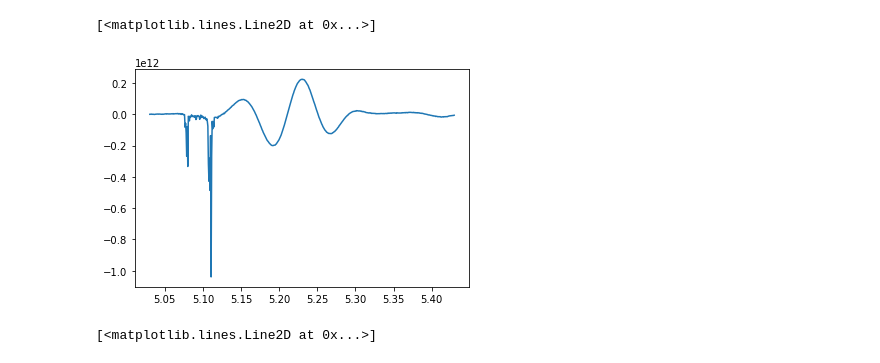
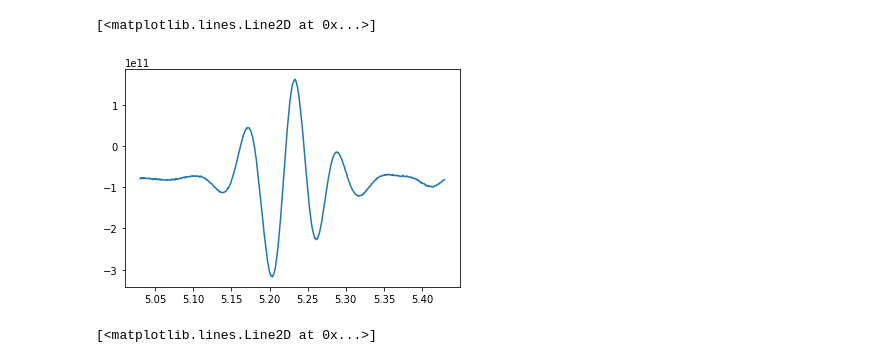
Before and after one commit to bmxdemo/bmxhacks, a Jupyter notebook: fringfit_toy.ipynb, the cells around one changed output. Drawn from its saved outputs; the diff is of its cells as text; code cells hidden in the pictures.

```diff
--- a/fringfit_toy.ipynb
+++ b/fringfit_toy.ipynb
@@ -41,10 +41,10 @@ ra3, data3 = get_cross_cut(d3, 1100, 1110)
 # data.shape
 # %%
 # plt.plot(ra,np.imag(data))
-plt.plot(ra3,np.real(data3))
+plt.plot(ra,np.real(data))
 # %% [output]
 [<matplotlib.lines.Line2D at 0x...>]
-[figure, old version]
+[figure, new version]
 # %%
 def cross_model(ra, ra0,ofsreal, ofsimag, A, phi, omega, sigma):
     return ofsreal+1j*ofsimag+A*np.exp(1j*(phi+omega*(ra-ra0)))*np.exp(-(ra-ra0)**2/(2*sigma**2))
```
Also changed, not shown: parts of 3 cells of this notebook, 1 other file.
